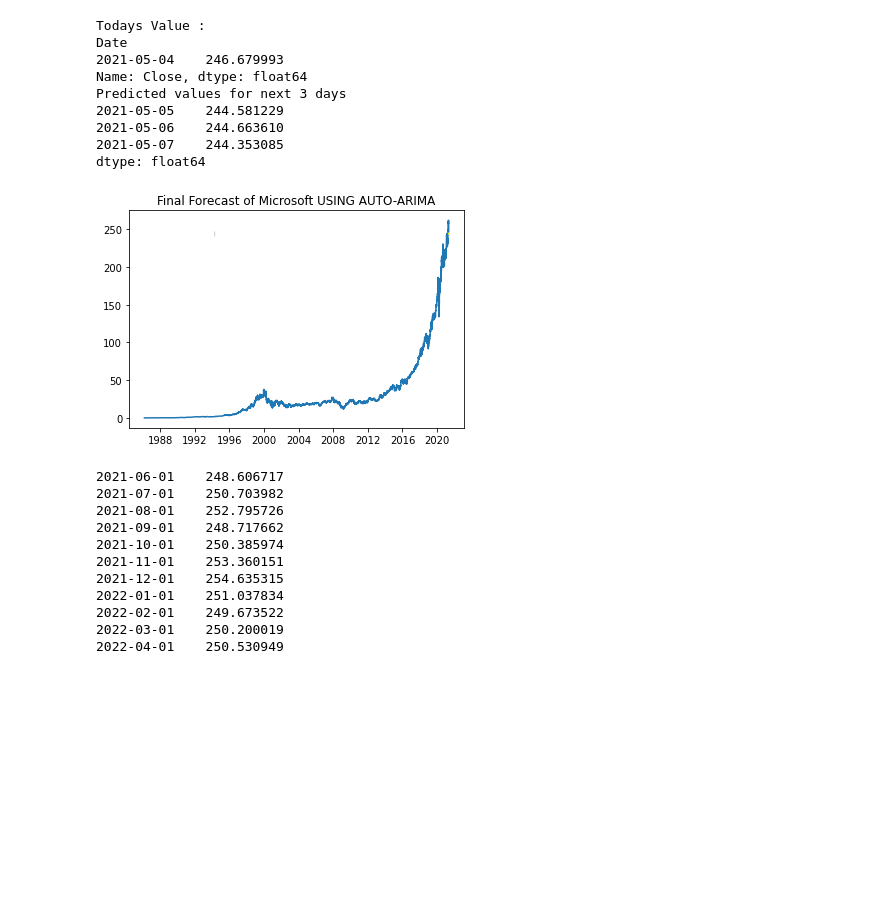
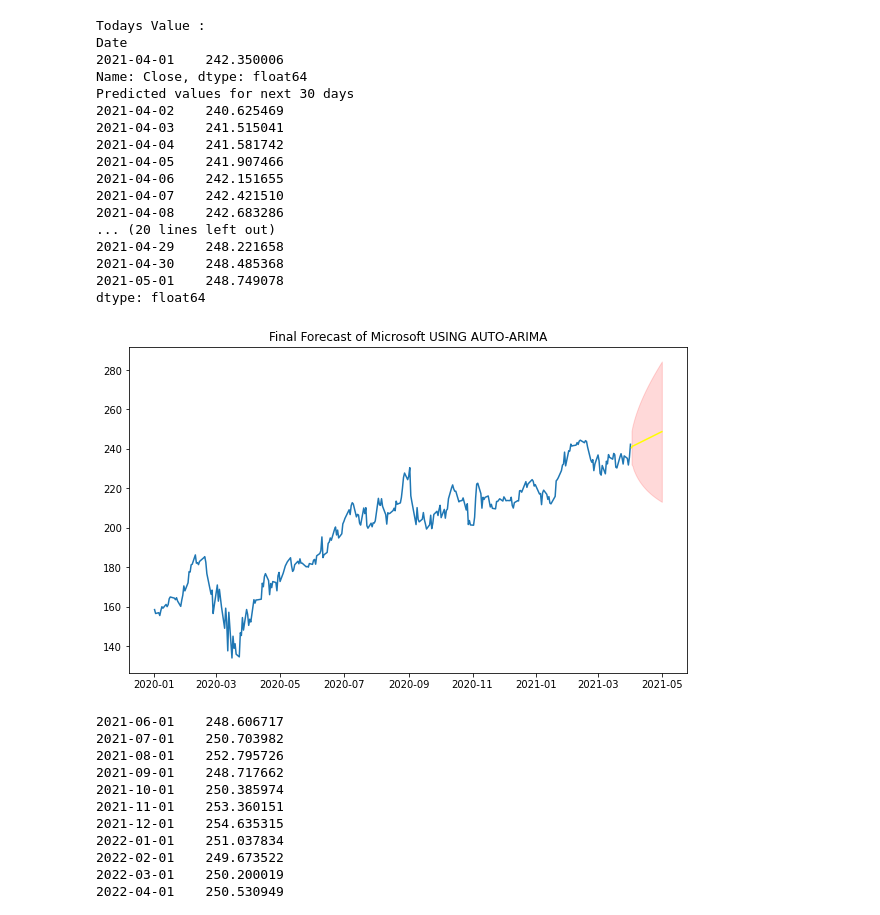
Before and after one commit to komaljoshi-sjsu/stock-prediction, a Jupyter notebook: AutoArima(MSFT).ipynb, the cells around one changed output. Saved outputs shown, nothing was run; the diff lists cells and outputs as text; code cells hidden in the pictures; blank space fills up the shorter version.

```diff
--- a/AutoArima(MSFT).ipynb
+++ b/AutoArima(MSFT).ipynb
@@ -15,7 +15,7 @@ import math
 # %%
 msft = yf.Ticker("MSFT")
 # %%
-df = msft.history(period="max")
+df = msft.history(start="2020-01-01", end="2021-04-04")
 # %%
 plt.figure(figsize=(10,6))
 plt.grid(True)
@@ -236,49 +237,59 @@ from datetime import timedelta
 # Forecast
 n_periods = 30
 fc, confint = model.predict(n_periods=n_periods, return_conf_int=True)
-index_of_fc = np.arange(len(df.Close)-30, len(df.Close))
+index_of_fc = np.arange(len(df.Close), len(df.Close)+n_periods)
 
-# make series for plotting purpose
-fc_series = pd.Series(fc, index=index_of_fc)
-lower_series = pd.Series(confint[:, 0], index=index_of_fc)
-upper_series = pd.Series(confint[:, 1], index=index_of_fc)
-
-#print(fc_series)
 pred_values=[]
 indexes=[]
 current_date=df.index[-1]
 
 #Transaforming Data to Dates
 for index, value in fc_series.items():
     #print(f"Index : {index}, Value : {value}")
     current_date=current_date+ timedelta(days=1)
     indexes.append(current_date)
     pred_values.append(value)
+
+# make series for plotting purpose
+fc_series = pd.Series(fc, index=index_of_fc)
+lower_series = pd.Series(confint[:, 0], index=indexes)
+upper_series = pd.Series(confint[:, 1], index=indexes)
+
+#print(fc_series)
+
 
 print(f"Todays Value :")
 print(df.Close.tail(1))
 print(f"Predicted values for next {n_periods} days")
 new_fc_series = pd.Series(pred_values,index=indexes)
 print(new_fc_series)
 
 # Plot
 plt.plot(df.Close)
 plt.plot(new_fc_series, color='yellow')
 plt.fill_between(lower_series.index,
                  lower_series,
                  upper_series,
-                 color='k', alpha=.15)
+                 color='red', alpha=.15)
 
 plt.title("Final Forecast of Microsoft USING AUTO-ARIMA")
 plt.show()
 # %% [output]
 Todays Value :
 Date
-2021-05-04    246.679993
+2021-04-01    242.350006
 Name: Close, dtype: float64
-Predicted values for next 3 days
-2021-05-05    244.581229
-2021-05-06    244.663610
-2021-05-07    244.353085
+Predicted values for next 30 days
+2021-04-02    240.625469
+2021-04-03    241.515041
+2021-04-04    241.581742
+2021-04-05    241.907466
+2021-04-06    242.151655
+2021-04-07    242.421510
+2021-04-08    242.683286
+... (20 lines left out)
+2021-04-29    248.221658
+2021-04-30    248.485368
+2021-05-01    248.749078
 dtype: float64
-[figure, old version]
+[figure, new version]
```
Also changed, not shown: parts of 12 cells of this notebook.
